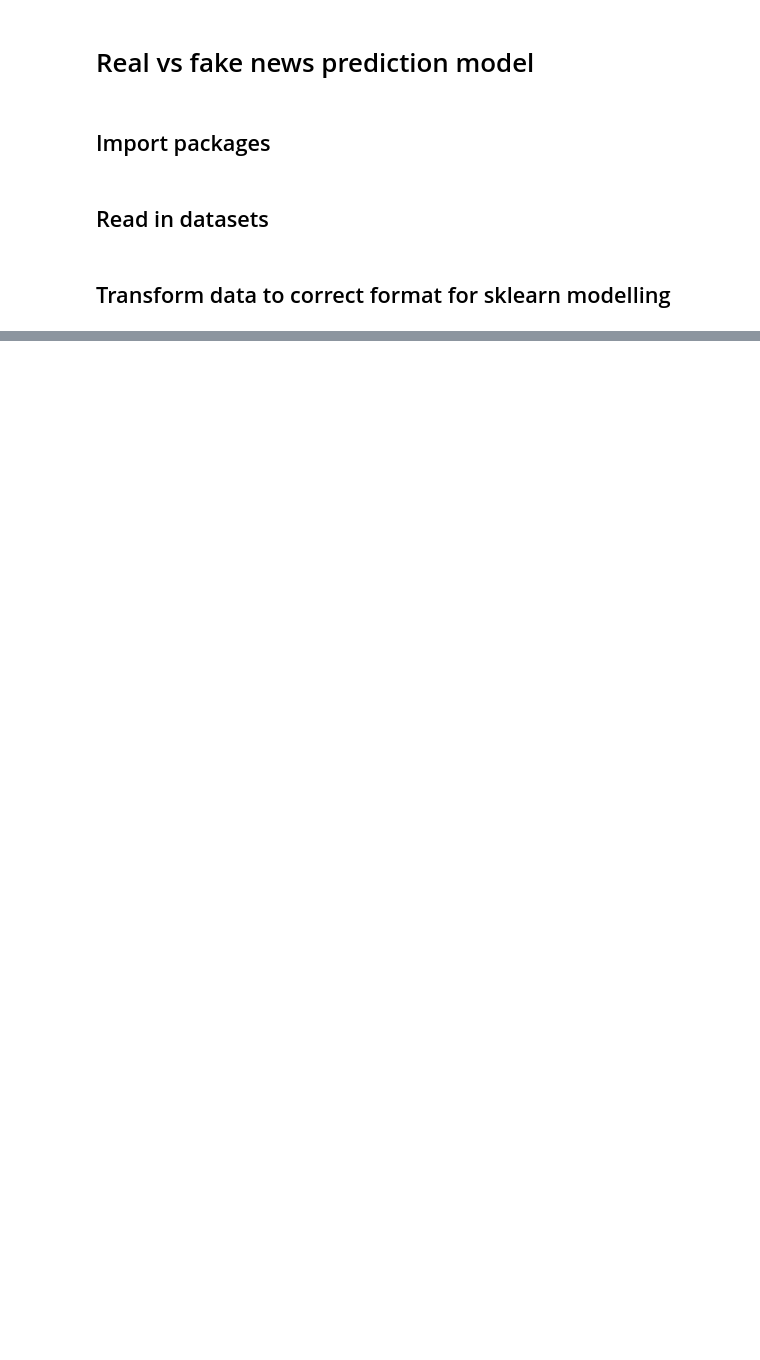
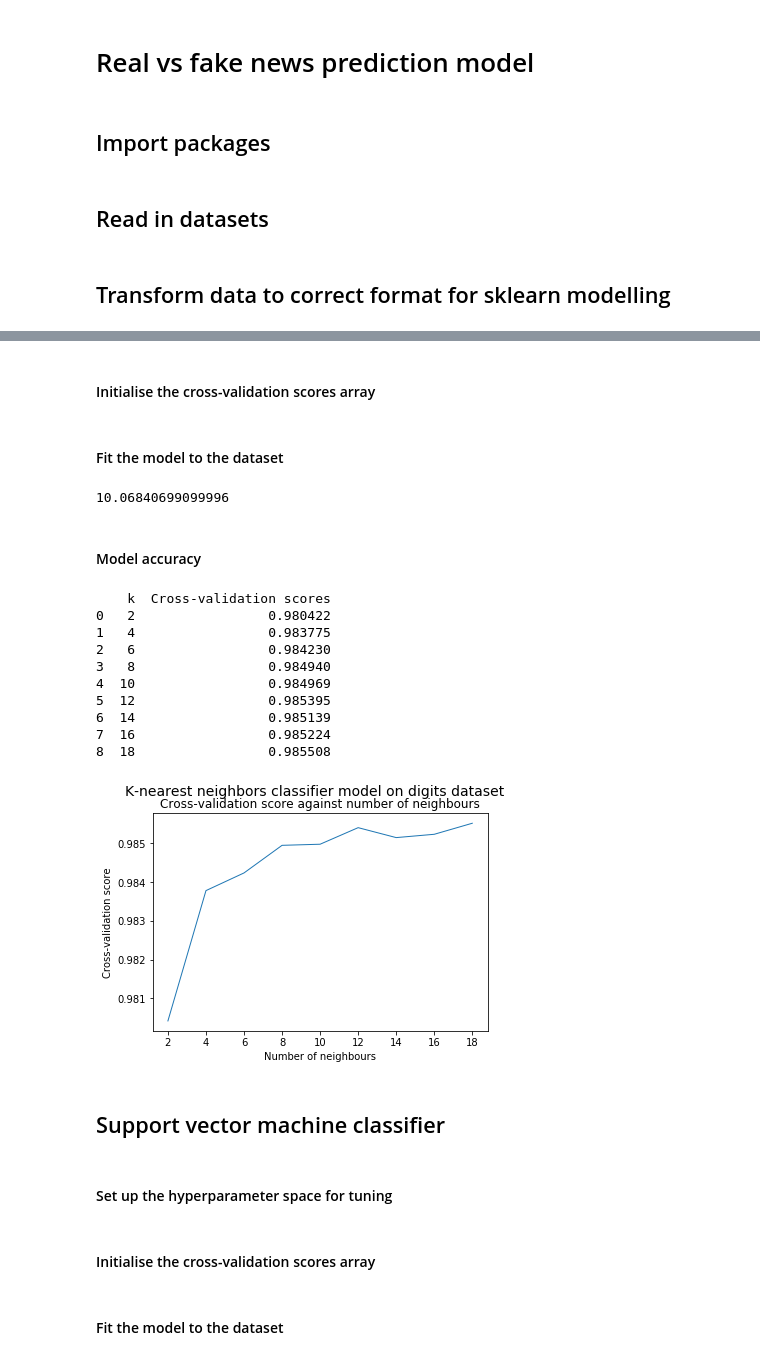
Before and after one commit to guybrettrobertson/personal_projects, a Jupyter notebook: prediction_model.ipynb, the cells around one changed output, grey strips where cells are left out. Drawn from its saved outputs; the diff is of its cells as text; code cells hidden in the pictures; blank space fills up the shorter version.

Commit message:
Implemented sklearn classification models

```diff
--- a/prediction_model.ipynb
+++ b/prediction_model.ipynb
@@ -26,0 +58,2 @@ news_df = pd.concat([real_df, fake_df])
+# %%
+X_train, X_test, y_train, y_test = train_test_split(X, y, test_size = 0.1, random_state = 42)
@@ -26,0 +64,47 @@ news_df = pd.concat([real_df, fake_df])
+# %%
+k_space = np.arange(2, 20, 2)
+# %% [markdown]
+#### Initialise the cross-validation scores array
+# %%
+cv_scores = []
+# %% [markdown]
+#### Fit the model to the dataset
+# %%
+tic = time.perf_counter()
+for k in k_space:
+    knn = KNeighborsClassifier(n_neighbors = k)
+    cv_score = np.mean(cross_val_score(knn, X_train, y_train, cv = 5))
+    cv_scores.append(cv_score)
+toc = time.perf_counter()
+print(round(toc - tic, 0), 'seconds')
+# %% [output]
+10.06840699099996
+# %% [markdown]
+#### Model accuracy
+# %%
+print(pd.DataFrame({'k': k_space,
+                   'Cross-validation scores': cv_scores}))
+
+plt.plot(k_space, cv_scores, linewidth = 1)
+plt.suptitle('K-nearest neighbors classifier model on digits dataset', size = 14)
+plt.title('Cross-validation score against number of neighbours')
+plt.xlabel('Number of neighbours')
+plt.ylabel('Cross-validation score')
+plt.xticks(k_space)
+plt.show()
+# %% [output]
+    k  Cross-validation scores
+0   2                 0.980422
+1   4                 0.983775
+2   6                 0.984230
+3   8                 0.984940
+4  10                 0.984969
+5  12                 0.985395
+6  14                 0.985139
+7  16                 0.985224
+8  18                 0.985508
+[figure, added]
+# %% [markdown]
+## Support vector machine classifier
+# %% [markdown]
+#### Set up the hyperparameter space for tuning
@@ -26,0 +113,2 @@ news_df = pd.concat([real_df, fake_df])
+# %% [markdown]
+#### Initialise the cross-validation scores array
@@ -26,0 +117,2 @@ news_df = pd.concat([real_df, fake_df])
+# %% [markdown]
+#### Fit the model to the dataset
```
Also changed, not shown: parts of 39 cells of this notebook.
